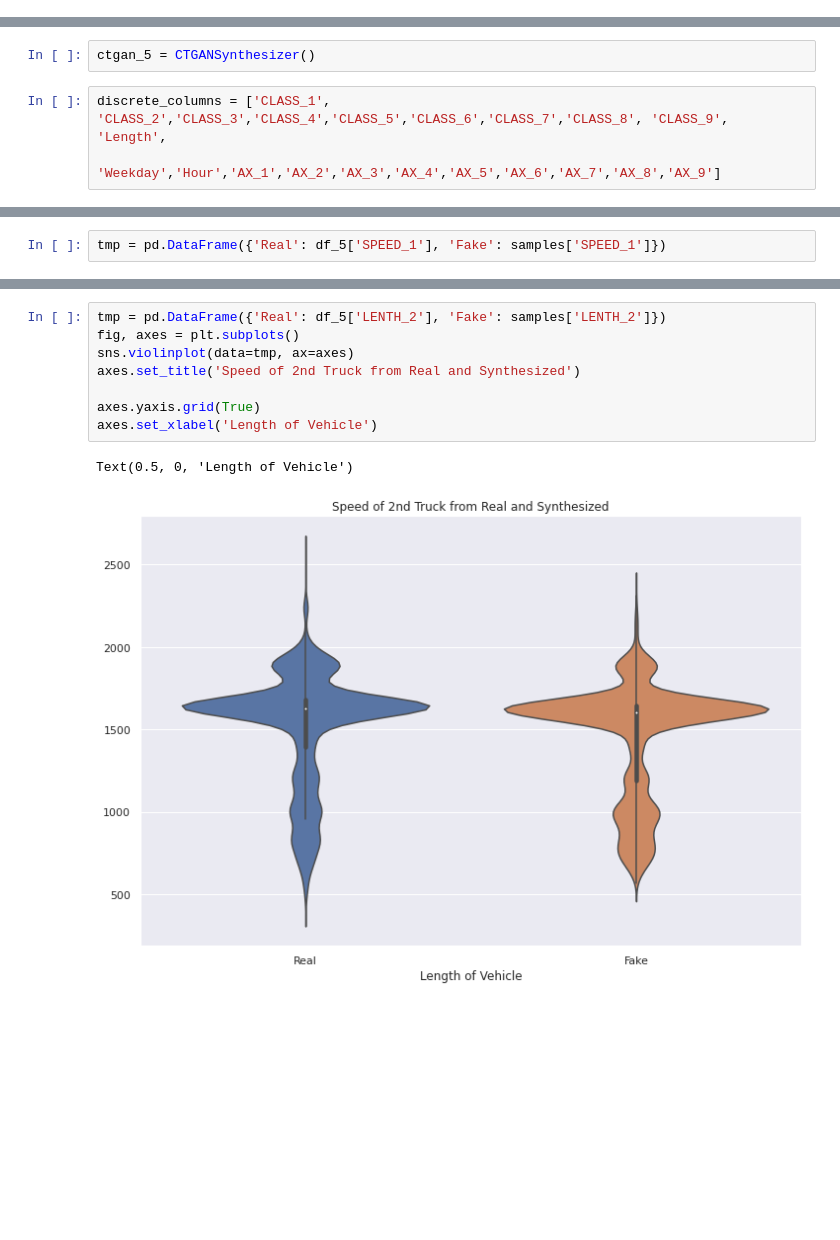
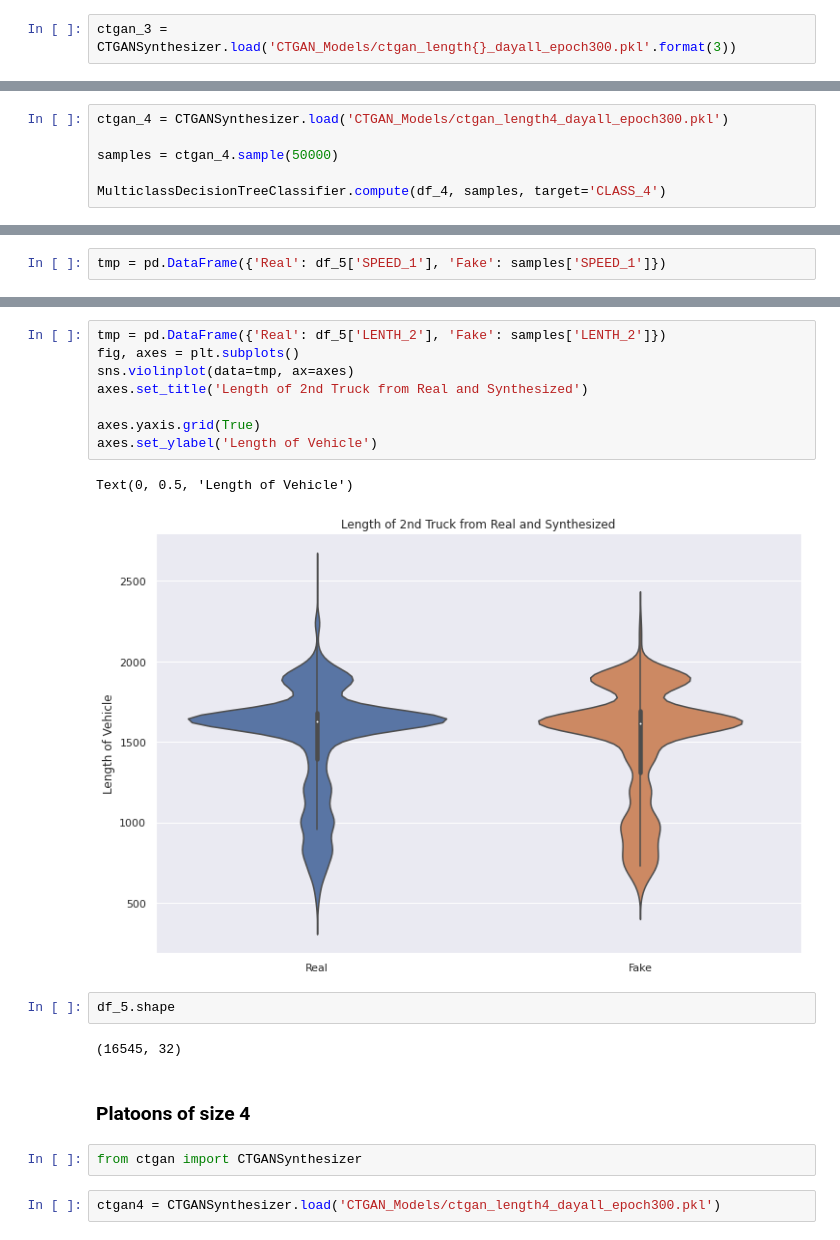
Before and after one commit to isdabelle/DigitalTwinBridges, a Jupyter notebook: Comparison.ipynb, the cells around one changed output, grey strips where cells are left out. Cells and saved outputs as stored; diff of their text form; blank space fills up the shorter version.

Commit message:
GAN, updating comparison files and graphs

```diff
--- a/Comparison.ipynb
+++ b/Comparison.ipynb
@@ -54,0 +979,2 @@ samples = ctgan.sample(10000)
+# %%
+ctgan_3 = CTGANSynthesizer.load('CTGAN_Models/ctgan_length{}_dayall_epoch300.pkl'.format(3))
@@ -100,5 +1012,0 @@ sns.heatmap(samples.corr())
-# %%
-ctgan_5 = CTGANSynthesizer()
-# %%
-discrete_columns = ['CLASS_1', 'CLASS_2','CLASS_3','CLASS_4','CLASS_5','CLASS_6','CLASS_7','CLASS_8', 'CLASS_9', 'Length',
-                    'Weekday','Hour','AX_1','AX_2','AX_3','AX_4','AX_5','AX_6','AX_7','AX_8','AX_9']
@@ -143,0 +1277,6 @@ df_5.SPEED_1.hist(bins=100)
+# %%
+ctgan_4 = CTGANSynthesizer.load('CTGAN_Models/ctgan_length4_dayall_epoch300.pkl')
+
+samples = ctgan_4.sample(50000)
+
+MulticlassDecisionTreeClassifier.compute(df_4, samples, target='CLASS_4')
@@ -182,11 +1353,21 @@ Text(0, 0.5, 'Weight of Vehicle')
 # %%
 tmp = pd.DataFrame({'Real': df_5['LENTH_2'], 'Fake': samples['LENTH_2']})
 fig, axes = plt.subplots()
 sns.violinplot(data=tmp, ax=axes)
-axes.set_title('Speed of 2nd Truck from Real and Synthesized')
+axes.set_title('Length of 2nd Truck from Real and Synthesized')
 
 axes.yaxis.grid(True)
-axes.set_xlabel('Length of Vehicle')
+axes.set_ylabel('Length of Vehicle')
 # %% [output]
-Text(0.5, 0, 'Length of Vehicle')
+Text(0, 0.5, 'Length of Vehicle')
-[figure, old version]
+[figure, new version]
+# %%
+df_5.shape
+# %% [output]
+(16545, 32)
+# %% [markdown]
+### Platoons of size 4
+# %%
+from ctgan import CTGANSynthesizer
+# %%
+ctgan4 = CTGANSynthesizer.load('CTGAN_Models/ctgan_length4_dayall_epoch300.pkl')
```
Also changed, not shown: parts of 125 cells of this notebook, 4 other files.
